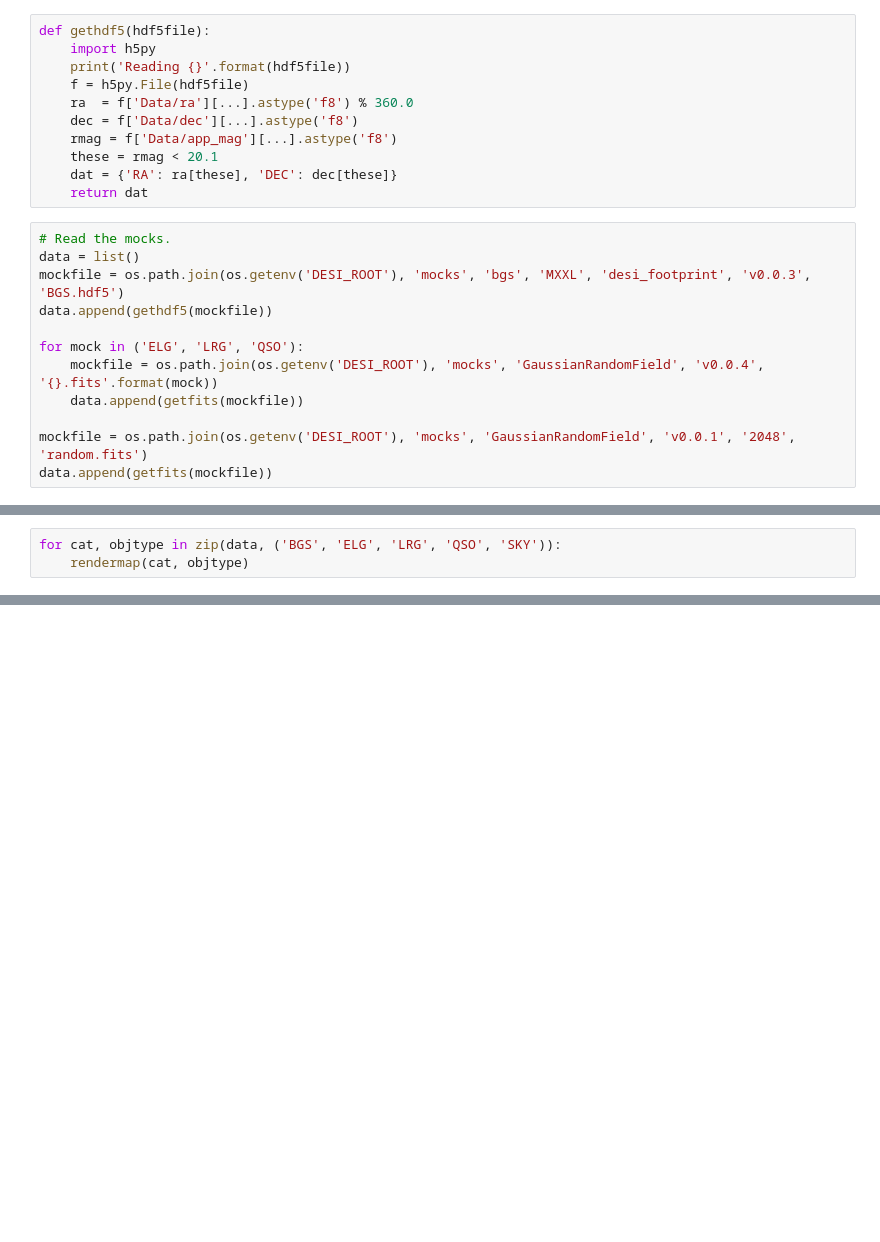
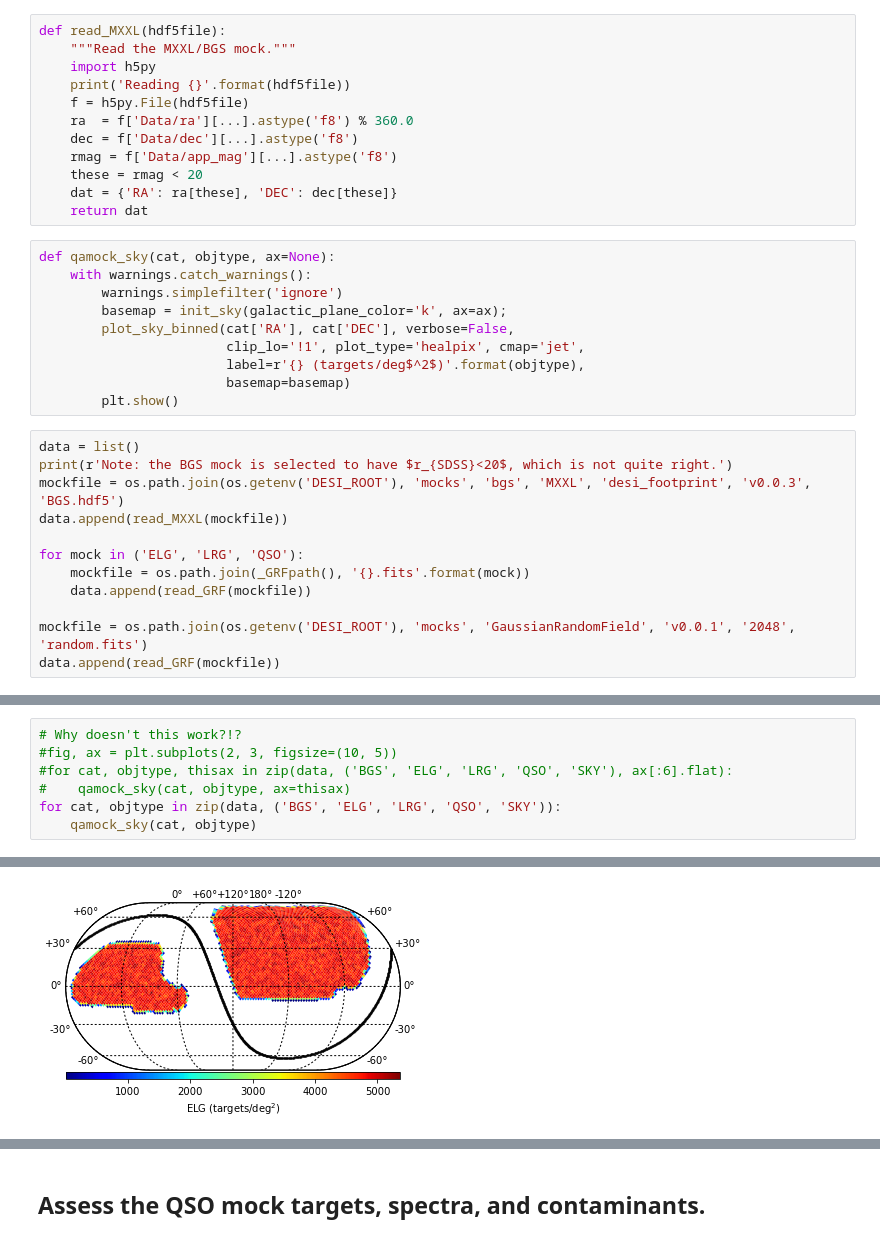
Before and after one commit to desihub/desitarget, a Jupyter notebook: doc/nb/mock-qa.ipynb, the cells around one changed output, grey strips where cells are left out. Drawn from its saved outputs; the diff is of its cells as text; blank space fills up the shorter version.

Commit message:
update notebook to test qso targets

```diff
--- a/doc/nb/mock-qa.ipynb
+++ b/doc/nb/mock-qa.ipynb
@@ -18,26 +32,37 @@ def getfits(fitsfile):
     dat = fitsio.read(fitsfile, ext=1, upper=True)
     return dat
 # %%
-def gethdf5(hdf5file):
+def read_MXXL(hdf5file):
+    """Read the MXXL/BGS mock."""
     import h5py
     print('Reading {}'.format(hdf5file))
     f = h5py.File(hdf5file)
     ra  = f['Data/ra'][...].astype('f8') % 360.0
     dec = f['Data/dec'][...].astype('f8')
     rmag = f['Data/app_mag'][...].astype('f8')
-    these = rmag < 20.1
+    these = rmag < 20
     dat = {'RA': ra[these], 'DEC': dec[these]}
     return dat
+# %%
+def qamock_sky(cat, objtype, ax=None):
+    with warnings.catch_warnings():
+        warnings.simplefilter('ignore')
+        basemap = init_sky(galactic_plane_color='k', ax=ax);
+        plot_sky_binned(cat['RA'], cat['DEC'], verbose=False,
+                        clip_lo='!1', plot_type='healpix', cmap='jet',
+                        label=r'{} (targets/deg$^2$)'.format(objtype),
+                        basemap=basemap)
+        plt.show()
 # %%
-# Read the mocks.
 data = list()
+print(r'Note: the BGS mock is selected to have $r_{SDSS}<20$, which is not quite right.')
 mockfile = os.path.join(os.getenv('DESI_ROOT'), 'mocks', 'bgs', 'MXXL', 'desi_footprint', 'v0.0.3', 'BGS.hdf5')
-data.append(gethdf5(mockfile))
+data.append(read_MXXL(mockfile))
 
 for mock in ('ELG', 'LRG', 'QSO'):
-    mockfile = os.path.join(os.getenv('DESI_ROOT'), 'mocks', 'GaussianRandomField', 'v0.0.4', '{}.fits'.format(mock))
-    data.append(getfits(mockfile))
+    mockfile = os.path.join(_GRFpath(), '{}.fits'.format(mock))
+    data.append(read_GRF(mockfile))
 
 mockfile = os.path.join(os.getenv('DESI_ROOT'), 'mocks', 'GaussianRandomField', 'v0.0.1', '2048', 'random.fits')
-data.append(getfits(mockfile))
+data.append(read_GRF(mockfile))
 # %% [output]
@@ -59,3 +74,0 @@ def rendermap(cat, objtype):
-# %%
-for cat, objtype in zip(data, ('BGS', 'ELG', 'LRG', 'QSO', 'SKY')):
-    rendermap(cat, objtype)
@@ -67,0 +75,8 @@ for cat, objtype in zip(data, ('BGS', 'ELG', 'LRG', 'QSO', 'SKY')):
+# %%
+# Why doesn't this work?!?
+#fig, ax = plt.subplots(2, 3, figsize=(10, 5))
+#for cat, objtype, thisax in zip(data, ('BGS', 'ELG', 'LRG', 'QSO', 'SKY'), ax[:6].flat):
+#    qamock_sky(cat, objtype, ax=thisax)
+for cat, objtype in zip(data, ('BGS', 'ELG', 'LRG', 'QSO', 'SKY')):
+    qamock_sky(cat, objtype)
+# %% [output]
@@ -67,0 +84 @@ for cat, objtype in zip(data, ('BGS', 'ELG', 'LRG', 'QSO', 'SKY')):
+[figure, added]
@@ -67,0 +88,2 @@ for cat, objtype in zip(data, ('BGS', 'ELG', 'LRG', 'QSO', 'SKY')):
+# %% [markdown]
+## Assess the QSO mock targets, spectra, and contaminants.
```
Also changed, not shown: parts of 18 cells of this notebook.
